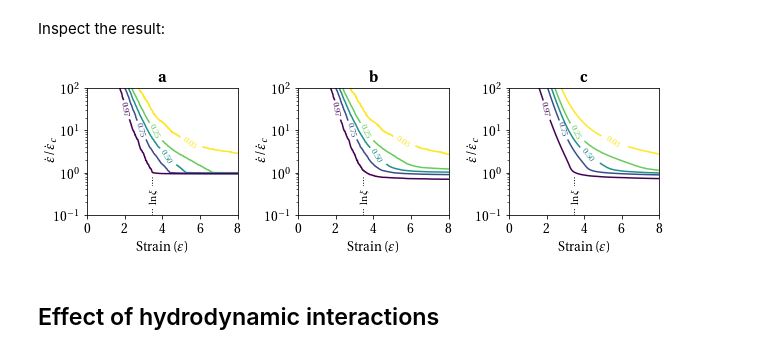
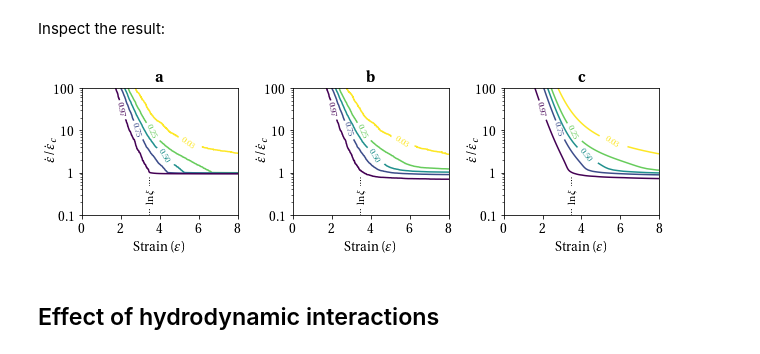
Before and after one commit to etiennerognin/DiluteBrownianDynamics, a Jupyter notebook: data/analyse_paper_plots.ipynb, the cells around one changed output. Drawn from its saved outputs; the diff is of its cells as text; code cells hidden in the pictures.

```diff
--- a/data/analyse_paper_plots.ipynb
+++ b/data/analyse_paper_plots.ipynb
@@ -32,12 +33,14 @@ data_folder = 'outputs/Kramers'
 
 # Name: file
 scenarios = [
-#    'turbulence_1',
+    'turbulence_2',
     'inkjet_0',
     'contraction_0',
     'elongation_0_noBF',
     'sonication_0',
     'elongation_0_noBF_DP1.01',
+    'contraction_0_PD',
+    'sonication_0_PD',
 ]
 
 # Load data with rescaling
@@ -64,19 +67,35 @@ for scenario in scenarios:
 
         # Estimates of the Henky strain, one using principal strain rates, the other using polymer extension
         epsilon = np.zeros_like(temp['t'])
+        # Buckling strain
+        phi = np.zeros_like(temp['t'])
+        # Effective positive strain
         epsilon_eff = np.zeros_like(temp['t'])
         for i, dt in enumerate(np.diff(temp['t'])):
-            epsilon[i+1] = (np.amax(temp['epsilon_dot'][i]) + epsilon[i]/dt)/(1./dt + 1./1.)
-            #h_prime[i+1] = (temp['tr(A∇U)'][i]/temp['tr(A)'][i] + h_prime[i]/dt)/(1./dt + 1./1.)
-            epsilon_eff[i+1] = temp['epsilon_dot_eff'][i]*dt + epsilon_eff[i]
+            epsilon[i+1] = np.amax(temp['epsilon_dot'][i])*dt + epsilon[i]
+
+            # Buckling strain rate
+            if temp['epsilon_dot_eff'][i] < 0 or phi[i] < -1e-6:
+                epsilon_dot_b = temp['epsilon_dot_eff'][i]
+            else:
+                epsilon_dot_b = 0.
+            phi[i+1] = (epsilon_dot_b + phi[i]/dt)/(1./dt + 1.)
+
+            epsilon_eff[i+1] = (temp['epsilon_dot_eff'][i] - epsilon_dot_b + epsilon_eff[i]/dt)/(1./dt + 1.)
         temp['epsilon'] = epsilon
+        temp['phi'] = phi
         temp['epsilon_eff'] = epsilon_eff
 
         # Effective square segment
         g_maxf = temp['g_max'].copy()
         g_maxf[g_maxf<4] = 0
         temp['L2'] = g_maxf/temp['epsilon_dot'][:,2]*0.0142*8
-        temp['M2'] = temp['g_12']/temp['epsilon_dot'][:,2]*0.0142*8
+        g_12f = temp['g_12'].copy()
+        g_12f[g_12f<4] = 0
+        temp['M2'] = g_12f/temp['epsilon_dot'][:,2]*0.0142*8
+        g_13f = temp['g_13'].copy()
+        g_13f[g_13f<4] = 0
+        temp['M13'] = g_13f/temp['epsilon_dot'][:,2]*0.0142*8
 
 
         # Save
@@ -342,6 +390,7 @@ ax[0].set_xlabel('Strain ($\\varepsilon$)')
 ax[0].set_ylabel('$\\dot\\varepsilon/\\dot\\varepsilon_c$', labelpad=-5)
 ax[0].text(np.log(n_links)/2-0.2, 0.25, '$\\ln \\xi$', bbox={'fc': '1', 'ec': 'None'}, rotation=90, fontsize=11)
 ax[0].set_ylim(0.1, 100)
+ax[0].yaxis.set_major_formatter(FormatStrFormatter('%g'))
 ax[0].set_xlim(0, 8)
 ax[0].set_xticks(ticks=[0, 2, 4, 6, 8])
 #plt.axhline(1, ls=':')
@@ -354,33 +403,33 @@ ax[1].set_yscale('log')
 for level, position in zip(levels, label_pos):
     ax[1].clabel(CS, [level], inline=True, fontsize=9, fmt='%1.2f', manual=[position])
 ax[1].set_xlabel('Strain ($\\varepsilon$)')
 ax[1].set_ylabel('$\\dot\\varepsilon/\\dot\\varepsilon_c$', labelpad=-5)
 ax[1].text(np.log(n_links)/2-0.2, 0.25, '$\\ln \\xi$', bbox={'fc': '1', 'ec': 'None'}, rotation=90, fontsize=11)
 ax[1].set_ylim(0.1, 100)
+ax[1].yaxis.set_major_formatter(FormatStrFormatter('%g'))
 ax[1].set_xlim(0, 8)
 ax[1].set_xticks(ticks=[0, 2, 4, 6, 8])
 #plt.axhline(1, ls=':')
 ax[1].axvline(np.log(n_links)/2, 0, 0.3, ls=':', color='k', linewidth=1)
 ax[1].set_title('\\textbf b')
 
 
 CS = ax[2].contour(data['epsilon'], Wis/Wi_c, c_model, levels, cmap='viridis_r')
 ax[2].set_yscale('log')
 for level, position in zip(levels, label_pos):
     ax[2].clabel(CS, [level], inline=True, fontsize=9, fmt='%1.2f', manual=[position])
 ax[2].set_xlabel('Strain ($\\varepsilon$)')
 ax[2].set_ylabel('$\\dot\\varepsilon/\\dot\\varepsilon_c$', labelpad=-5)
 ax[2].text(np.log(n_links)/2-0.2, 0.25, '$\\ln \\xi$', bbox={'fc': '1', 'ec': 'None'}, rotation=90, fontsize=11)
 ax[2].set_ylim(0.1, 100)
+ax[2].yaxis.set_major_formatter(FormatStrFormatter('%g'))
 ax[2].set_xlim(0, 8)
 ax[2].set_xticks(ticks=[0, 2, 4, 6, 8])
 #plt.axhline(1, ls=':')
 ax[2].axvline(np.log(n_links)/2, 0, 0.3, ls=':', color='k', linewidth=1)
 ax[2].set_title('\\textbf c')
 
 plt.tight_layout()
 plt.savefig('plot_distributions.pdf')
 # %% [output]
-[figure, old version]
+[figure, new version]
-# %% [markdown]
-## Effect of hydrodynamic interactions
@@ -388,0 +436,2 @@ from skimage.restoration import (denoise_wavelet, estimate_sigma)
+# %% [markdown]
+## Effect of hydrodynamic interactions
```
Also changed, not shown: parts of 60 cells of this notebook, 20 other files.
